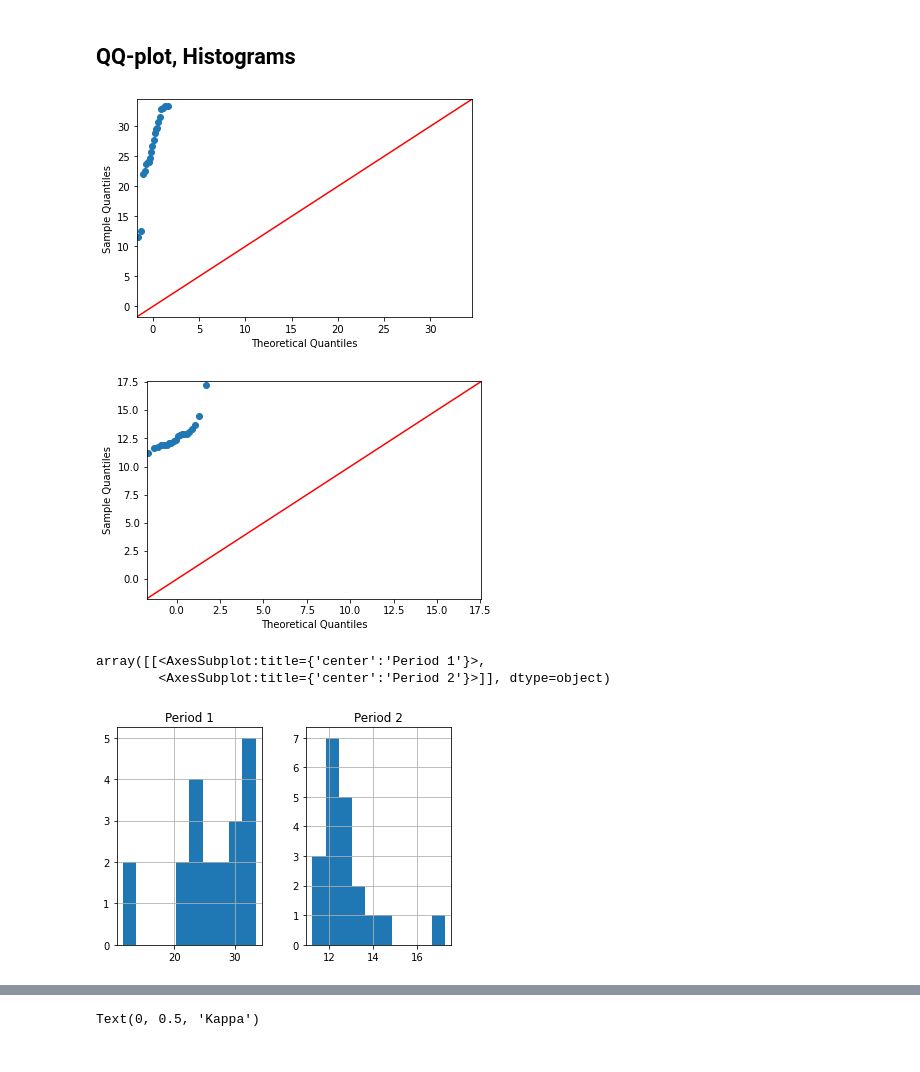
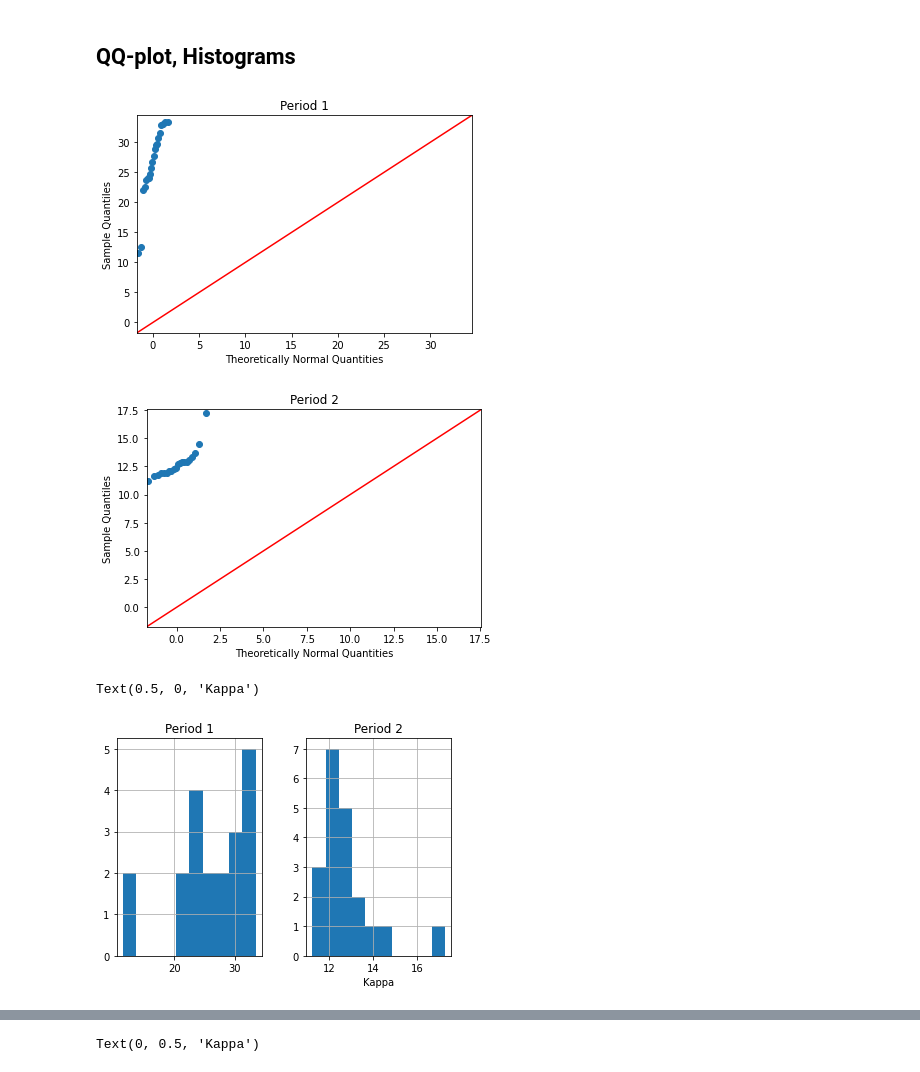
Before and after one commit to E-Lombo/che223-statistics, a Jupyter notebook: Assignment 2/data.ipynb, the cells around one changed output, grey strips where cells are left out. Cells and saved outputs as stored; diff of their text form; code cells hidden in the pictures.

Commit message:
Plot titles

```diff
--- a/Assignment 2/data.ipynb
+++ b/Assignment 2/data.ipynb
@@ -49,17 +49,21 @@ check_variance_homogeneity(df1["Period 1"], df1["Period 2"])
 ## QQ-plot, Histograms
 # %%
 sm.qqplot(df1["Period 1"], line ='45')
+py.xlabel('Theoretically Normal Quantities')
+py.title('Period 1')
 sm.qqplot(df1["Period 2"], line ='45')
+py.xlabel('Theoretically Normal Quantities')
+py.title('Period 2')
 py.show()
 # %% [output]
-[figure, old version]
+[figure, new version]
-[figure, old version]
+[figure, new version]
 # %%
 df1.hist()
+plt.xlabel('Kappa')
 # %% [output]
-array([[<AxesSubplot:title={'center':'Period 1'}>,
-        <AxesSubplot:title={'center':'Period 2'}>]], dtype=object)
+Text(0.5, 0, 'Kappa')
-[figure, old version]
+[figure, new version]
 # %%
 plt.hist(df1, bins=20, histtype='barstacked')
 plt.legend(df1.columns)
```
Also changed, not shown: parts of 1 cell of this notebook.
